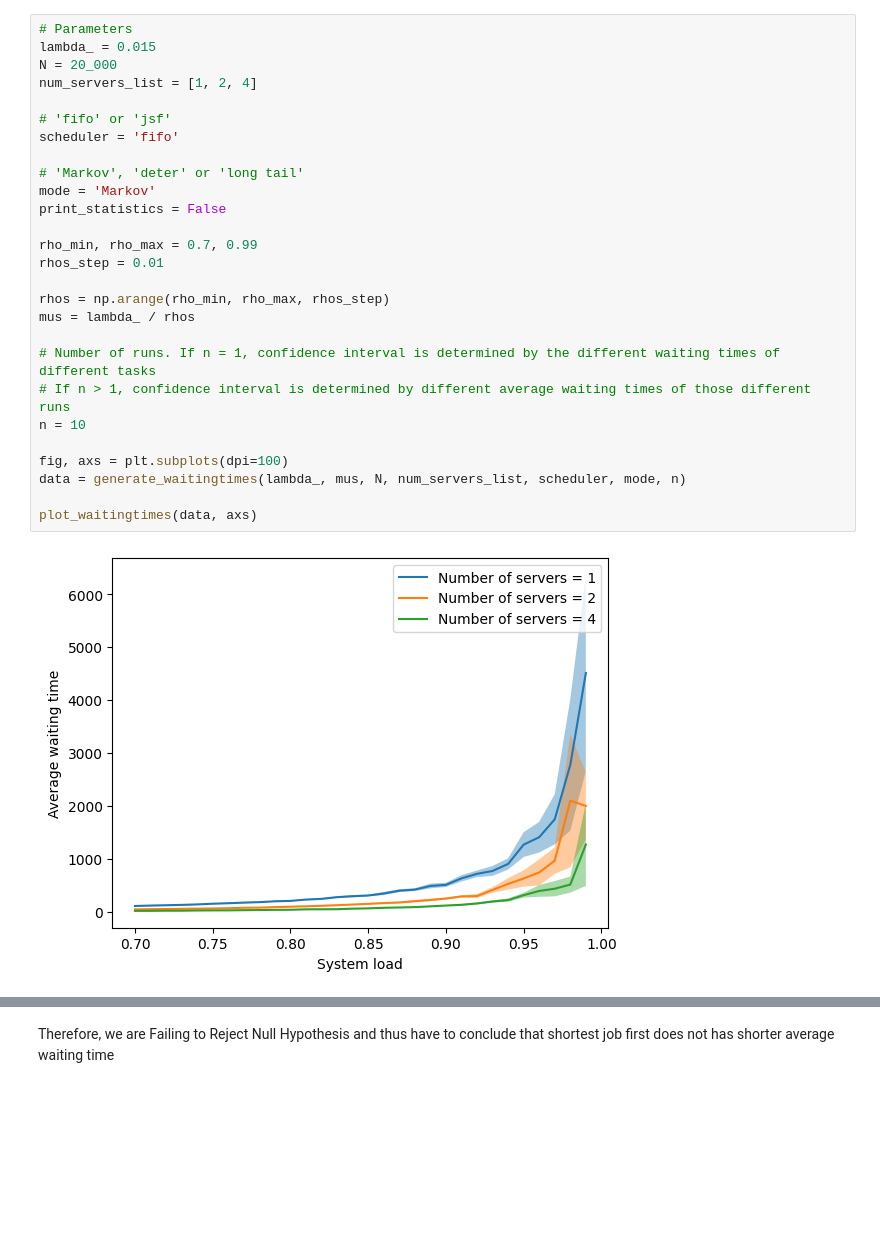
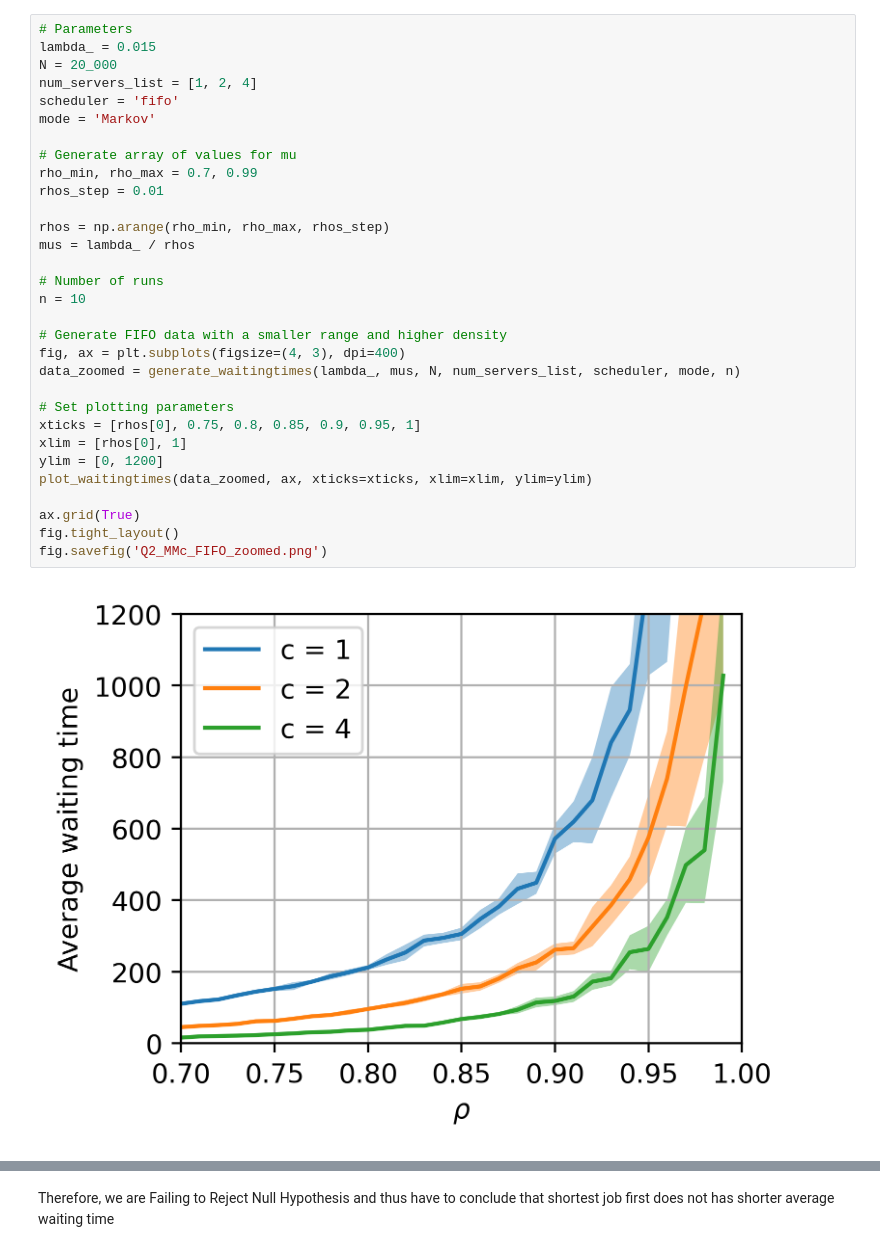
Before and after one commit to pabloralves/Stoc_Assignment_2, a Jupyter notebook: JasperTimmer_12854328_JuanSandalinas_15269388_PabloRodriguezAlves_15310191.ipynb, the cells around one changed output, grey strips where cells are left out. Saved outputs shown, nothing was run; the diff lists cells and outputs as text; blank space fills up the shorter version.

```diff
--- a/JasperTimmer_12854328_JuanSandalinas_15269388_PabloRodriguezAlves_15310191.ipynb
+++ b/JasperTimmer_12854328_JuanSandalinas_15269388_PabloRodriguezAlves_15310191.ipynb
@@ -337,29 +645,33 @@ plot_waitingtimes(data, axs)
 # %%
 # Parameters
 lambda_ = 0.015
 N = 20_000
 num_servers_list = [1, 2, 4]
+scheduler = 'fifo'
+mode = 'Markov'
 
-# 'fifo' or 'jsf'
-scheduler = 'fifo'
-
-# 'Markov', 'deter' or 'long tail'
-mode = 'Markov'
-print_statistics = False
-
+# Generate array of values for mu
 rho_min, rho_max = 0.7, 0.99
 rhos_step = 0.01
 
 rhos = np.arange(rho_min, rho_max, rhos_step)
 mus = lambda_ / rhos
 
-# Number of runs. If n = 1, confidence interval is determined by the different waiting times of different tasks
-# If n > 1, confidence interval is determined by different average waiting times of those different runs
+# Number of runs
 n = 10
 
-fig, axs = plt.subplots(dpi=100)
-data = generate_waitingtimes(lambda_, mus, N, num_servers_list, scheduler, mode, n)
+# Generate FIFO data with a smaller range and higher density
+fig, ax = plt.subplots(figsize=(4, 3), dpi=400)
+data_zoomed = generate_waitingtimes(lambda_, mus, N, num_servers_list, scheduler, mode, n)
 
-plot_waitingtimes(data, axs)
+# Set plotting parameters
+xticks = [rhos[0], 0.75, 0.8, 0.85, 0.9, 0.95, 1]
+xlim = [rhos[0], 1]
+ylim = [0, 1200]
+plot_waitingtimes(data_zoomed, ax, xticks=xticks, xlim=xlim, ylim=ylim)
+
+ax.grid(True)
+fig.tight_layout()
+fig.savefig('Q2_MMc_FIFO_zoomed.png')
 # %% [output]
-[figure, old version]
+[figure, new version]
```
Also changed, not shown: parts of 28 cells of this notebook.
